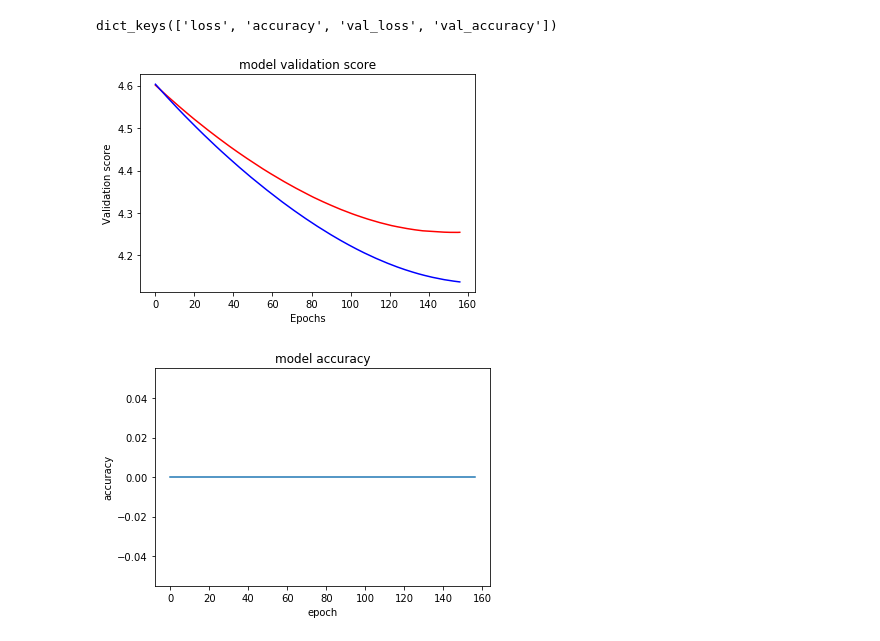
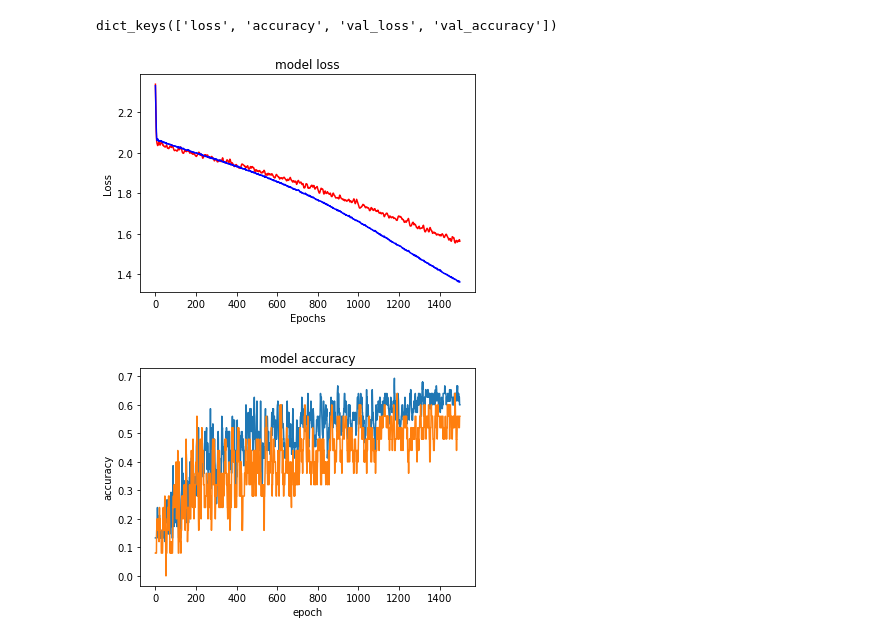
Before and after one commit to naikparag/speech-emotion-classifier-deep-learning, a Jupyter notebook: main.py.ipynb, the cells around one changed output. Saved outputs shown, nothing was run; the diff lists cells and outputs as text; code cells hidden in the pictures.

Commit message:
Deep Neural Network: 2 layer DNN for emotion classification.

```diff
--- a/main.py.ipynb
+++ b/main.py.ipynb
@@ -137,11 +130,12 @@ df.head()
 # %%
 mfcc_values = df['mfcc'].values
+predictors = np.empty((0, 2249))
 print(mfcc_values.shape)
+print(predictors.shape)
+print('------')
 
-predictors = np.empty((mfcc_values.shape[0], 2249))
 for index, row in df.filter(['mfcc'], axis=1).iterrows():
-    print(row.values)
-    np.append(predictors, row.values)
+    predictors = np.append(predictors, row.array[0].reshape(1,2249), axis=0)
 
 print(predictors.shape)
 # %% [output]
@@ -164,0 +151,2 @@ print(predictors.shape)
+# %%
+predictors = predictors / predictors.max()
@@ -166,9 +159,11 @@ print(predictors.shape)
 import tensorflow.keras as keras
 from tensorflow.keras.utils import to_categorical
 
-target = df.filter(['emotion','gender'], axis=1)
-target = pd.get_dummies(target, columns=['emotion','gender'])
-# target.drop(['name', 'path', 'mfcc'], axis = 1 )
+target = df.filter(['emotion'], axis=1)
+target = pd.get_dummies(target, columns=['emotion'])
+
+# target = df.filter(['emotion','gender'], axis=1)
+# target = pd.get_dummies(target, columns=['emotion','gender'])
 # %%
 print(target.head())
 print(target.shape)
@@ -194,15 +186,18 @@ print(target.shape)
 from tensorflow.keras.layers import Dense
 from tensorflow.keras.models import Sequential
 from tensorflow.keras.callbacks import EarlyStopping
+from tensorflow.keras import optimizers
 
 # Define early_stopping_monitor
 early_stopping_monitor = EarlyStopping(patience=2)
 model = Sequential()
 
 # add layers1
-model.add(Dense(2249, activation='relu', input_shape=(2249,)))
-model.add(Dense(10, activation='softmax'))
-model.compile(optimizer='sgd', loss='categorical_crossentropy', metrics=['accuracy'])
+model.add(Dense(1024, activation='sigmoid', input_shape=(2249,)))
+model.add(Dense(512, activation='sigmoid'))
+model.add(Dense(8, activation='softmax'))
+sgd = optimizers.SGD(lr=0.0005, decay=1e-6, momentum=0.9, nesterov=True)
+model.compile(optimizer=sgd, loss='categorical_crossentropy', metrics=['accuracy'])
 
-# fit model
-model_training = model.fit(predictors, target, validation_split=0.25, epochs=400, callbacks=[early_stopping_monitor], verbose=False)
+# fit models
+model_training = model.fit(predictors, target, validation_split=0.25, epochs=3000, verbose=0)
@@ -216,19 +208,19 @@ dict_keys(['loss', 'accuracy', 'val_loss', 'val_accuracy'])
 # %%
 plt.plot(model_training.history['val_loss'], 'r')
 plt.plot(model_training.history['loss'], 'b')
-plt.title('model validation score')
+plt.title('model loss')
 plt.xlabel('Epochs')
-plt.ylabel('Validation score')
+plt.ylabel('Loss')
 plt.show()
 # %% [output]
-[figure, old version]
+[figure, new version]
 # %%
 # summarize history for accuracy
-# plt.plot(model_training.history['accuracy'])
+plt.plot(model_training.history['accuracy'])
 plt.plot(model_training.history['val_accuracy'])
 plt.title('model accuracy')
 plt.ylabel('accuracy')
 plt.xlabel('epoch')
 plt.show()
 # %% [output]
-[figure, old version]
+[figure, new version]
```
Also changed, not shown: parts of 11 cells of this notebook.
